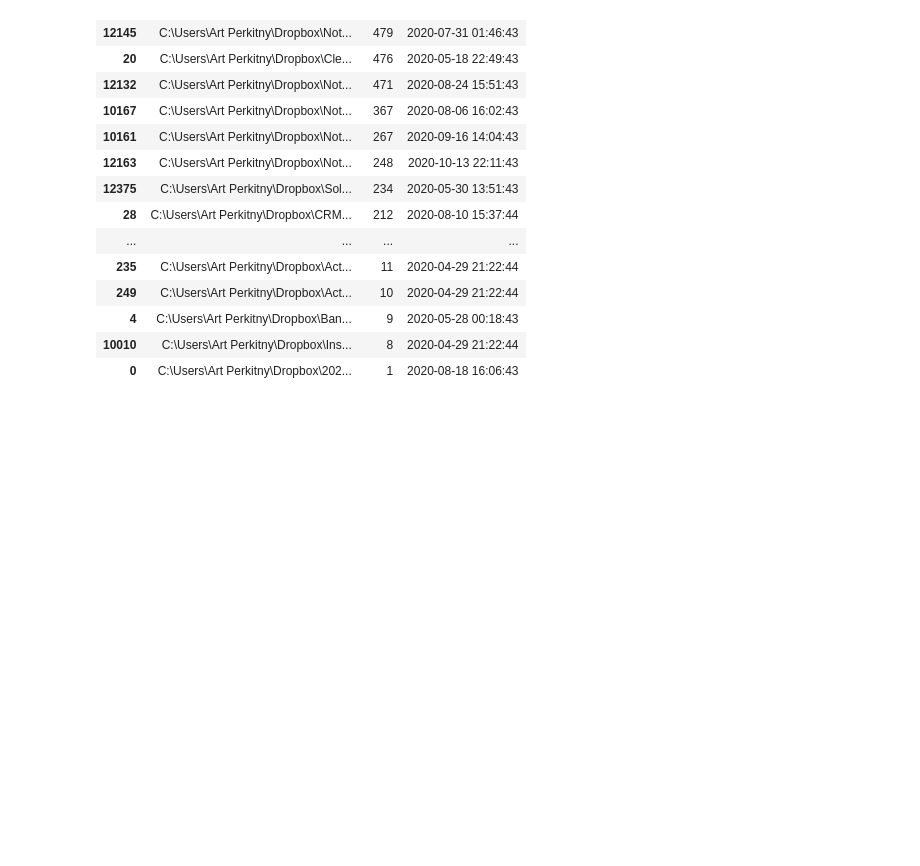
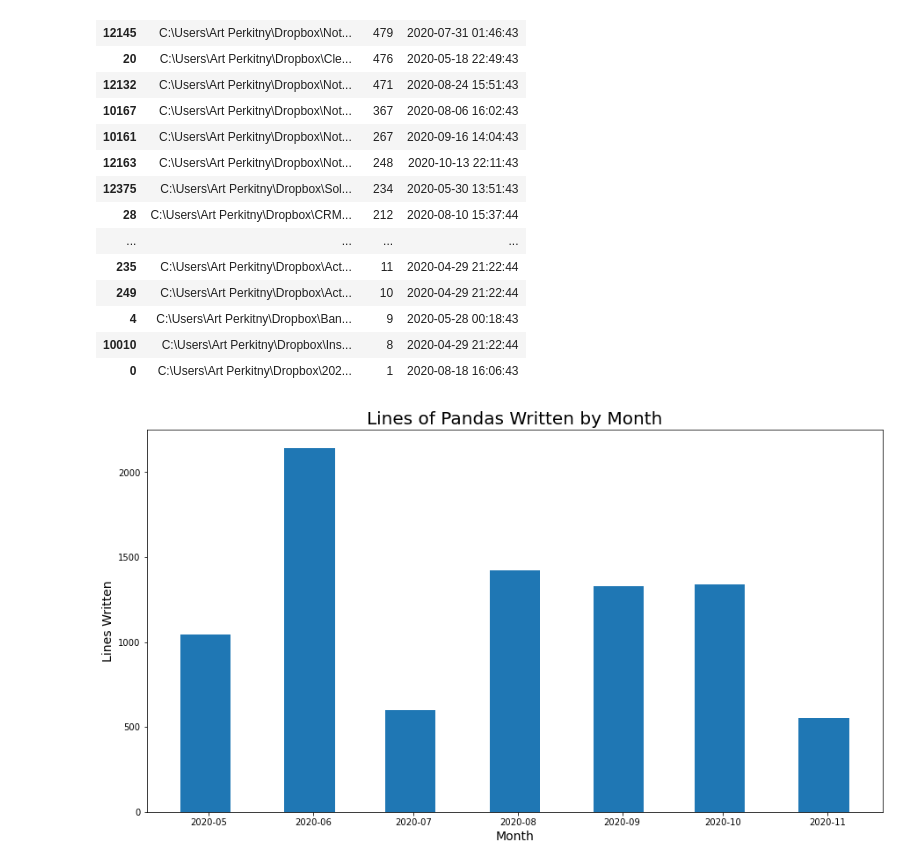
Before and after one commit to Artperkitny/Lines-of-Pandas, a Jupyter notebook: Lines of Pandas.ipynb, the cells around one changed output. Saved outputs shown, nothing was run; the diff lists cells and outputs as text; code cells hidden in the pictures; blank space fills up the shorter version.

Commit message:
chart

```diff
--- a/Lines of Pandas.ipynb
+++ b/Lines of Pandas.ipynb
@@ -85,4 +85,4 @@ for n, row in tqdm(df.iterrows(),total=len(df)):
 #         print(e)
         pass
 # %%
-df.loc[df['pandas']==True].lines.sum()
+df = df.loc[df['pandas']==True]
@@ -113,3 +115,23 @@ df.loc[df['pandas']==True].sort_values('lines', ascending=False)[['file','lines'
 | 4 | C:\Users\Art Perkitny\Dropbox\Ban... | 9 | 2020-05-28 00:18:43 |
 | 10010 | C:\Users\Art Perkitny\Dropbox\Ins... | 8 | 2020-04-29 21:22:44 |
 | 0 | C:\Users\Art Perkitny\Dropbox\202... | 1 | 2020-08-18 16:06:43 |
+# %%
+import matplotlib.pyplot as plt
+plt.figure(figsize=(15,8))
+
+temp_df = df[['m_time','lines']].groupby(pd.Grouper(key='m_time', freq='M')).agg('sum').reset_index()
+
+plt.bar(
+    x = temp_df['m_time'],
+    height  = temp_df['lines'],
+    width = 15
+)
+
+
+plt.xlabel('Month', fontsize=14)
+plt.ylabel('Lines Written', fontsize=14)
+plt.title('Lines of Pandas Written by Month',  fontsize=20)
+plt.savefig('L:/lines_of_pandas.jpg',  dpi=300, bbox_inches = "tight")
+plt.show()
+# %% [output]
+[figure, added]
```
Also changed, not shown: parts of 3 cells of this notebook, 1 other file.
